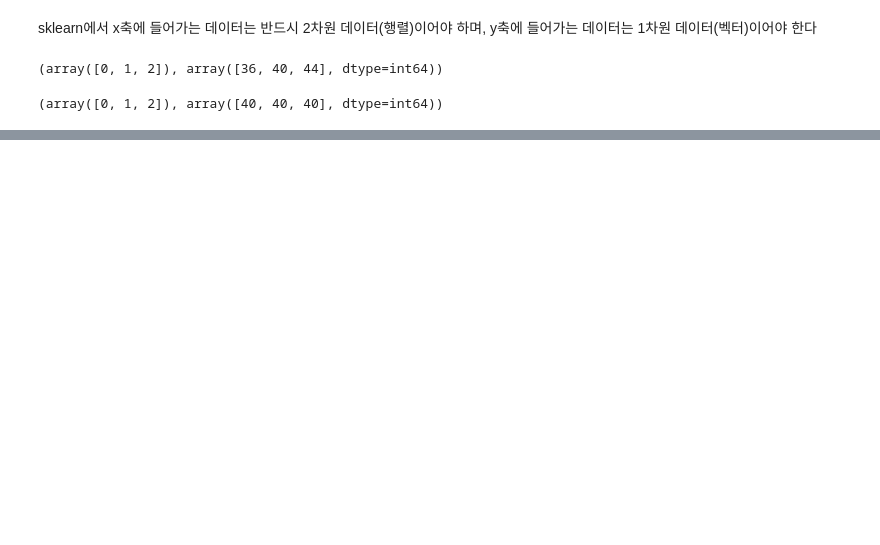
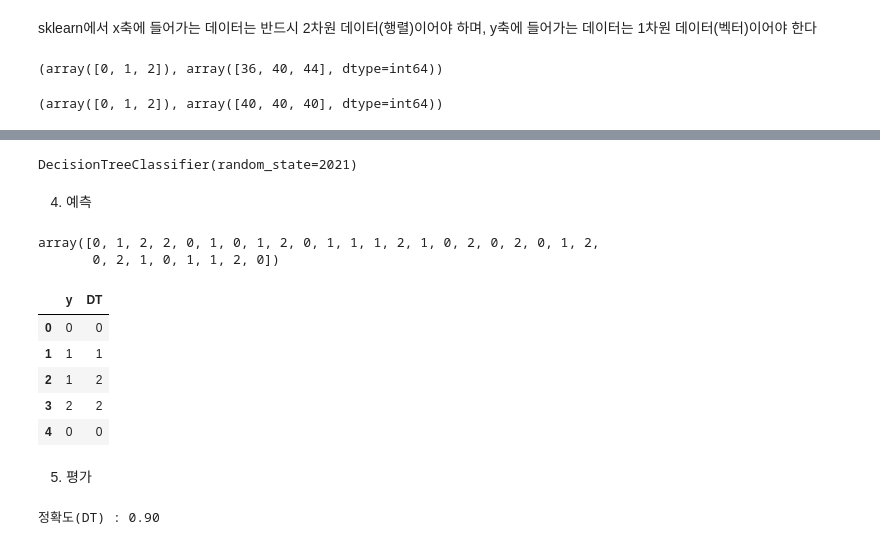
Before and after one commit to YONGJAISONG/Machine_Learning, a Jupyter notebook: 01.Intro/01.Iris분류.ipynb, the cells around one changed output, grey strips where cells are left out. Cells and saved outputs as stored; diff of their text form; code cells hidden in the pictures; blank space fills up the shorter version.

```diff
--- a/01.Intro/01.Iris분류.ipynb
+++ b/01.Intro/01.Iris분류.ipynb
@@ -126,9 +175,11 @@ np.unique(y_train, return_counts = True)
 # %% [output]
 (array([0, 1, 2]), array([36, 40, 44], dtype=int64))
 # %%
-# y값을 균일하게 뽑으려면
+# target이 되는 y값을 균일하게 뽑으려면 stratify 옵션을 설정해줘야 함
+# train_test_split(분할시킬 데이터, test_size, random_state, stratify)
+
 X_train, X_test, y_train, y_test = train_test_split(
-    iris.data, iris.target, stratify = iris.target, test_size = 0.2, random_state = 2021
+    iris.data, iris.target, test_size = 0.2, random_state = 2021, stratify = iris.target
 )
 np.unique(y_train, return_counts = True)
 # %% [output]
@@ -135,0 +193,39 @@ np.unique(y_train, return_counts = True)
+# %%
+# 모델 생성 - 객체 생성
+dtc = DecisionTreeClassifier(random_state=2021)
+# %%
+# 학습(훈련)
+dtc.fit(X_train, y_train)
+# %% [output]
+DecisionTreeClassifier(random_state=2021)
+# %% [markdown]
+4. 예측
+# %%
+pred_dt = dtc.predict(X_test)
+pred_dt
+# %% [output]
+array([0, 1, 2, 2, 0, 1, 0, 1, 2, 0, 1, 1, 1, 2, 1, 0, 2, 0, 2, 0, 1, 2,
+       0, 2, 1, 0, 1, 1, 2, 0])
+# %%
+# DataFrame을 만들기 위한 하나의 방법(dict형태로 만들기)
+
+res = pd.DataFrame({'y':y_test, 'DT' : pred_dt})
+res.head()
+# %% [output]
+|  | y | DT |
+| 0 | 0 | 0 |
+| 1 | 1 | 1 |
+| 2 | 1 | 2 |
+| 3 | 2 | 2 |
+| 4 | 0 | 0 |
+# %% [markdown]
+5. 평가
+# %%
+from sklearn.metrics import accuracy_score
+acc = accuracy_score(y_test, pred_dt)
+# accuracy_score(실제값, 예측값)순서로 넣는다
+
+print(f"정확도(DT) : {acc:.2f}") # 소수점 이하를 2자리로 찍으라는 얘기
+                                # cf) 03d : 정수를 세자리로 하는데 세자리가 아니면 앞에 0 붙이라는 얘기
+# %% [output]
+정확도(DT) : 0.90
```
Also changed, not shown: parts of 21 cells of this notebook.
